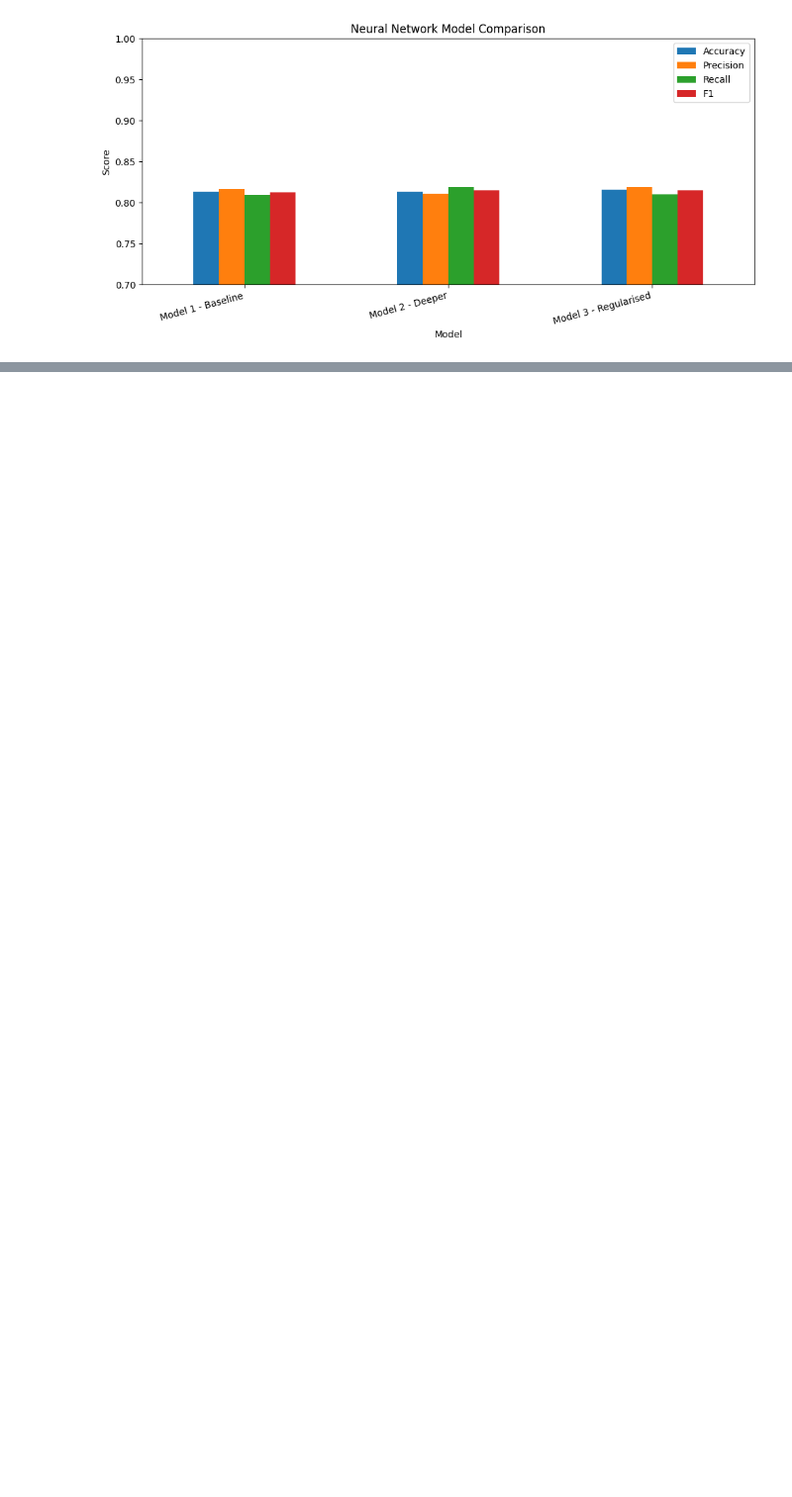
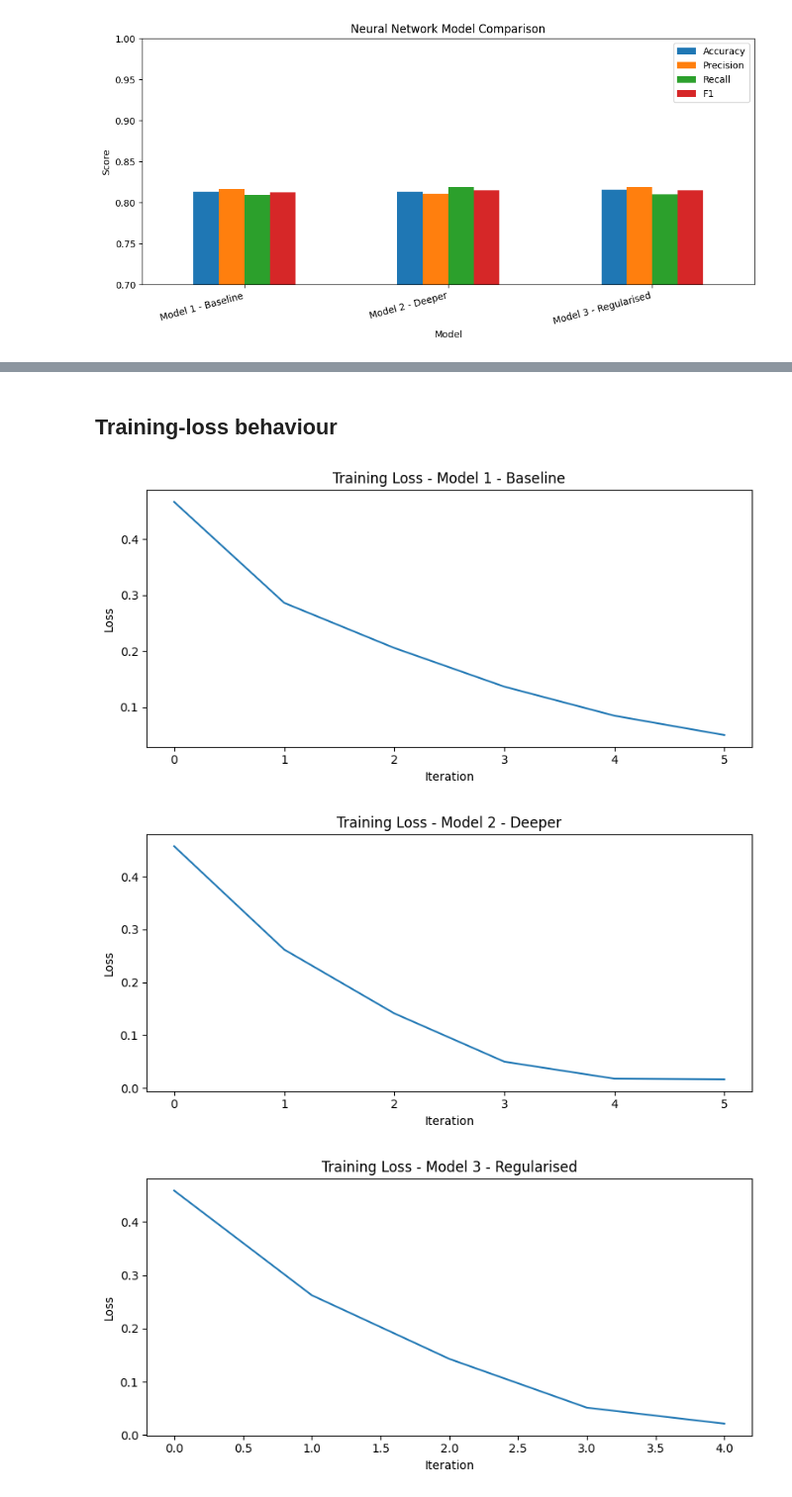
Before and after one commit to Danilo-student-2026/ca1-sem-2-Danilo-student-2026-1, a Jupyter notebook: CA1_Danilo.ipynb, the cells around one changed output, grey strips where cells are left out. Shown at 99% size. Drawn from its saved outputs; the diff is of its cells as text; code cells hidden in the pictures; blank space fills up the shorter version.

```diff
--- a/CA1_Danilo.ipynb
+++ b/CA1_Danilo.ipynb
@@ -369,0 +388,16 @@ plt.show()
+# %% [markdown]
+## Training-loss behaviour
+# %%
+
+for name, (model, _) in trained_models.items():
+    plt.figure(figsize=(8, 4))
+    plt.plot(model.loss_curve_)
+    plt.title(f"Training Loss - {name}")
+    plt.xlabel("Iteration")
+    plt.ylabel("Loss")
+    plt.tight_layout()
+    plt.show()
+# %% [output]
+[figure, added]
+[figure, added]
+[figure, added]
```
Also changed, not shown: parts of 8 cells of this notebook.
